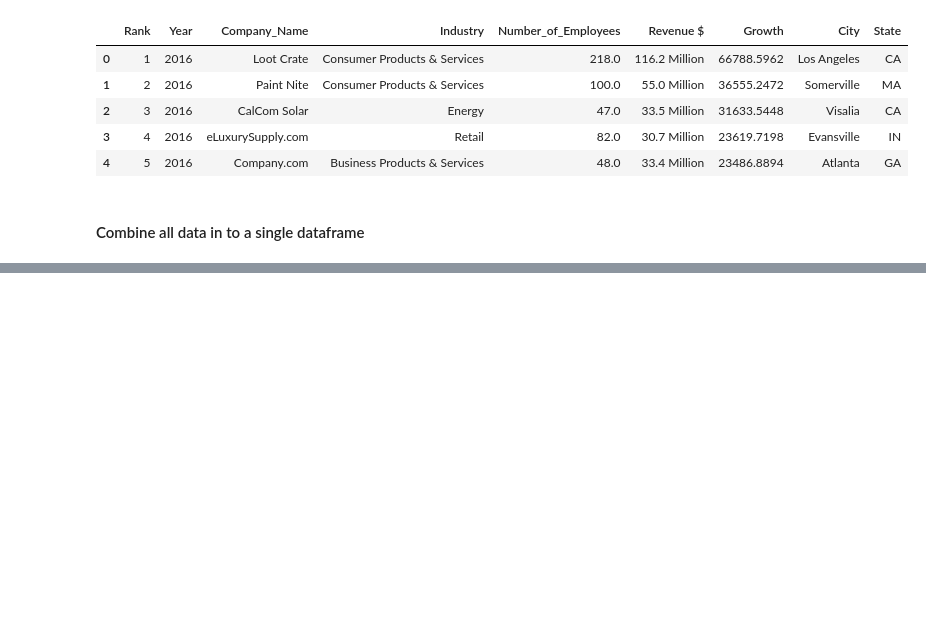
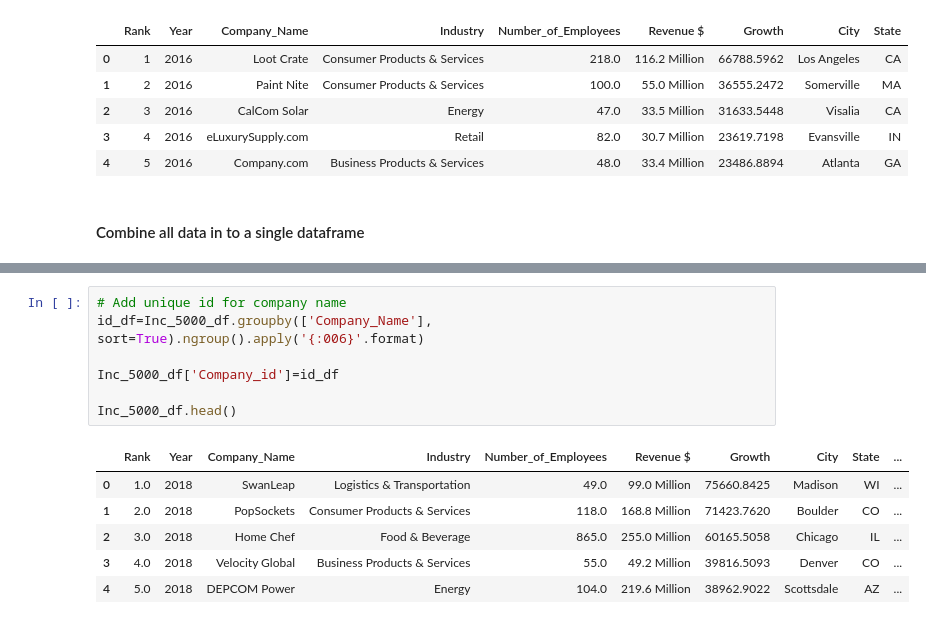
Before and after one commit to ermiasgelaye/ETL-Project, a Jupyter notebook: ETL_data_project.ipynb, the cells around one changed output, grey strips where cells are left out. Drawn from its saved outputs; the diff is of its cells as text; blank space fills up the shorter version.

```diff
--- a/ETL_data_project.ipynb
+++ b/ETL_data_project.ipynb
@@ -129,0 +226,14 @@ Inc_5000_df
+# %%
+# Add unique id for company name
+id_df=Inc_5000_df.groupby(['Company_Name'], sort=True).ngroup().apply('{:006}'.format)
+
+Inc_5000_df['Company_id']=id_df
+
+Inc_5000_df.head()
+# %% [output]
+|  | Rank | Year | Company_Name | Industry | Number_of_Employees | Revenue $ | Growth | City | State | ... |
+| 0 | 1.0 | 2018 | SwanLeap | Logistics & Transportation | 49.0 | 99.0 Million | 75660.8425 | Madison | WI | ... |
+| 1 | 2.0 | 2018 | PopSockets | Consumer Products & Services | 118.0 | 168.8 Million | 71423.7620 | Boulder | CO | ... |
+| 2 | 3.0 | 2018 | Home Chef | Food & Beverage | 865.0 | 255.0 Million | 60165.5058 | Chicago | IL | ... |
+| 3 | 4.0 | 2018 | Velocity Global | Business Products & Services | 55.0 | 49.2 Million | 39816.5093 | Denver | CO | ... |
+| 4 | 5.0 | 2018 | DEPCOM Power | Energy | 104.0 | 219.6 Million | 38962.9022 | Scottsdale | AZ | ... |
```
Also changed, not shown: parts of 17 cells of this notebook, 3 other files.
